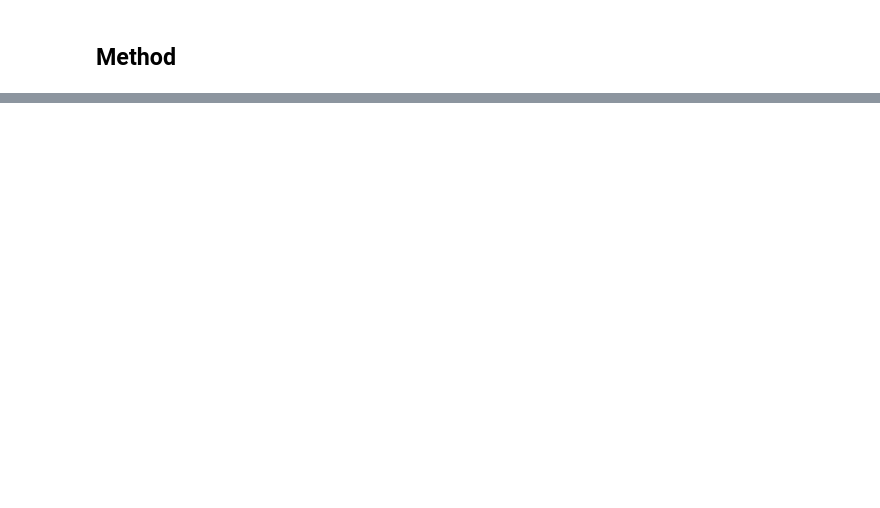
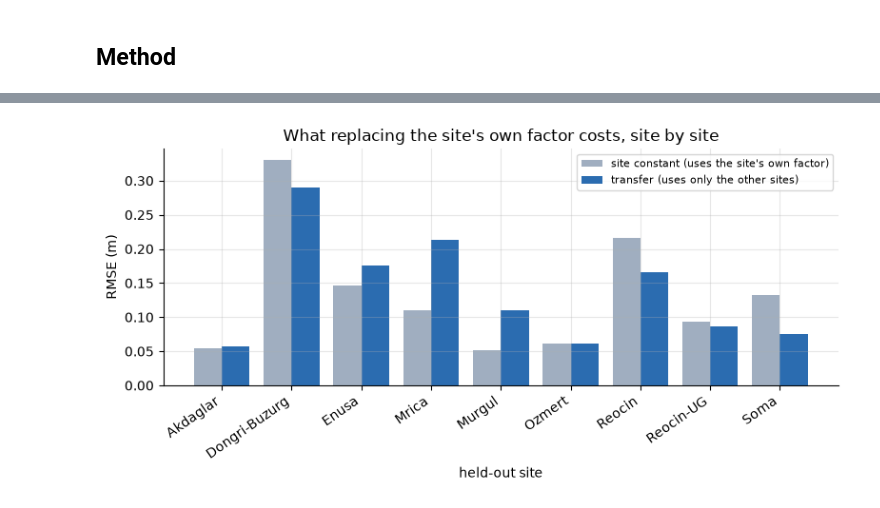
Before and after one commit to fsantibanezleal/CAOS_Fragmenta, a Jupyter notebook: notebooks/en/02-classical-prediction/04-a-rock-factor-that-uses-nothing-from-the-target-site.ipynb, the cells around one changed output, grey strips where cells are left out. Cells and saved outputs as stored; diff of their text form; code cells hidden in the pictures; blank space fills up the shorter version.

```diff
--- a/notebooks/en/02-classical-prediction/04-a-rock-factor-that-uses-nothing-from-the-target-site.ipynb
+++ b/notebooks/en/02-classical-prediction/04-a-rock-factor-that-uses-nothing-from-the-target-site.ipynb
@@ -184,0 +263,13 @@ null                    91       -0.2320          -1.330 to -0.158  True
+# %%
+# RMSE of the site-constant and the transfer predictor on each held-out site
+by_site = {}
+for name in ("kuznetsov", "kuznetsov-transfer"):
+    blasts, preds = scored[name][:2]
+    for site in sorted({b.site for b in blasts}):
+        pairs = [(b, p) for b, p in zip(blasts, preds) if b.site == site]
+        by_site.setdefault(site, {})[name] = bf.score([b for b, _ in pairs], [p for _, p in pairs]).rmse_m
+rows = []
+for site, v in by_site.items():
+    constant, moved = v["kuznetsov"], v["kuznetsov-transfer"]
+    rows.append((site, f"{constant:.3f}", f"{moved:.3f}", f"{moved - constant:+.3f}"))
+show_table(["held-out site", "RMSE kuznetsov (m)", "RMSE kuznetsov-transfer (m)", "change (m)"], rows)
@@ -184,0 +290,20 @@ null                    91       -0.2320          -1.330 to -0.158  True
+# %%
+# Per-site RMSE of the two classical predictors, side by side
+names = list(by_site)
+positions = np.arange(len(names))
+fig, ax = plt.subplots(figsize=(8, 4))
+constant_label = "site constant (uses the site's own factor)"
+transfer_label = "transfer (uses only the other sites)"
+constant = [by_site[s]["kuznetsov"] for s in names]
+moved = [by_site[s]["kuznetsov-transfer"] for s in names]
+ax.bar(positions - 0.2, constant, width=0.4, color="#a0aec0", label=constant_label)
+ax.bar(positions + 0.2, moved, width=0.4, color="#2b6cb0", label=transfer_label)
+ax.set_xticks(positions, names, rotation=35, ha="right")
+ax.set_xlabel("held-out site")
+ax.set_ylabel("RMSE (m)")
+ax.set_title("What replacing the site's own factor costs, site by site")
+ax.legend(fontsize=8)
+fig.tight_layout()
+plt.show()
+# %% [output]
+[figure, added]
```
Also changed, not shown: parts of 45 cells of this notebook, 7 other files.
